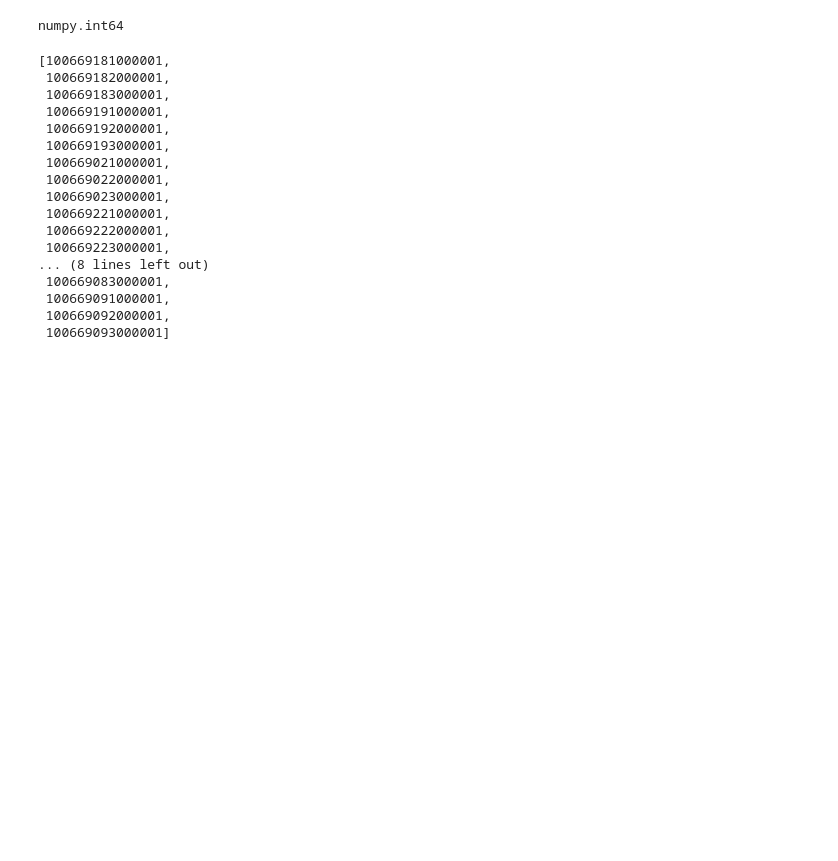
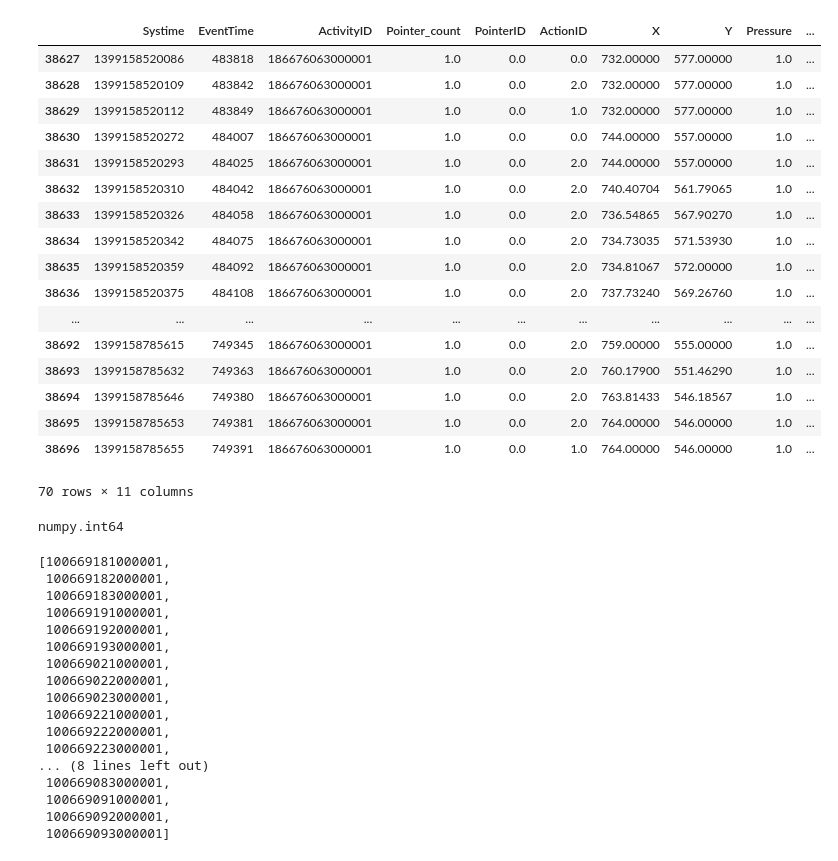
Before and after one commit to thicorfon/AegisModel, a Jupyter notebook: Untitled.ipynb, the cells around one changed output. Saved outputs shown, nothing was run; the diff lists cells and outputs as text; code cells hidden in the pictures; blank space fills up the shorter version.

```diff
--- a/Untitled.ipynb
+++ b/Untitled.ipynb
@@ -7,3 +58,24 @@ original = pd.read_csv('./agg_datasets/Accelerometer.csv',index_col = 0)
+# %%
+original[original.ActivityID == 186676063000001]
+# %% [output]
+|  | Systime | EventTime | ActivityID | Pointer_count | PointerID | ActionID | X | Y | Pressure | ... |
+| 38627 | 1399158520086 | 483818 | 186676063000001 | 1.0 | 0.0 | 0.0 | 732.00000 | 577.00000 | 1.0 | ... |
+| 38628 | 1399158520109 | 483842 | 186676063000001 | 1.0 | 0.0 | 2.0 | 732.00000 | 577.00000 | 1.0 | ... |
+| 38629 | 1399158520112 | 483849 | 186676063000001 | 1.0 | 0.0 | 1.0 | 732.00000 | 577.00000 | 1.0 | ... |
+| 38630 | 1399158520272 | 484007 | 186676063000001 | 1.0 | 0.0 | 0.0 | 744.00000 | 557.00000 | 1.0 | ... |
+| 38631 | 1399158520293 | 484025 | 186676063000001 | 1.0 | 0.0 | 2.0 | 744.00000 | 557.00000 | 1.0 | ... |
+| 38632 | 1399158520310 | 484042 | 186676063000001 | 1.0 | 0.0 | 2.0 | 740.40704 | 561.79065 | 1.0 | ... |
+| 38633 | 1399158520326 | 484058 | 186676063000001 | 1.0 | 0.0 | 2.0 | 736.54865 | 567.90270 | 1.0 | ... |
+| 38634 | 1399158520342 | 484075 | 186676063000001 | 1.0 | 0.0 | 2.0 | 734.73035 | 571.53930 | 1.0 | ... |
+| 38635 | 1399158520359 | 484092 | 186676063000001 | 1.0 | 0.0 | 2.0 | 734.81067 | 572.00000 | 1.0 | ... |
+| 38636 | 1399158520375 | 484108 | 186676063000001 | 1.0 | 0.0 | 2.0 | 737.73240 | 569.26760 | 1.0 | ... |
+| ... | ... | ... | ... | ... | ... | ... | ... | ... | ... | ... |
+| 38692 | 1399158785615 | 749345 | 186676063000001 | 1.0 | 0.0 | 2.0 | 759.00000 | 555.00000 | 1.0 | ... |
+| 38693 | 1399158785632 | 749363 | 186676063000001 | 1.0 | 0.0 | 2.0 | 760.17900 | 551.46290 | 1.0 | ... |
+| 38694 | 1399158785646 | 749380 | 186676063000001 | 1.0 | 0.0 | 2.0 | 763.81433 | 546.18567 | 1.0 | ... |
+| 38695 | 1399158785653 | 749381 | 186676063000001 | 1.0 | 0.0 | 2.0 | 764.00000 | 546.00000 | 1.0 | ... |
+| 38696 | 1399158785655 | 749391 | 186676063000001 | 1.0 | 0.0 | 1.0 | 764.00000 | 546.00000 | 1.0 | ... |
+70 rows × 11 columns
 # %%
 type(original.ActivityID.values[0])
 # %% [output]
```
Also changed, not shown: parts of 8 cells of this notebook, 2 other files.
